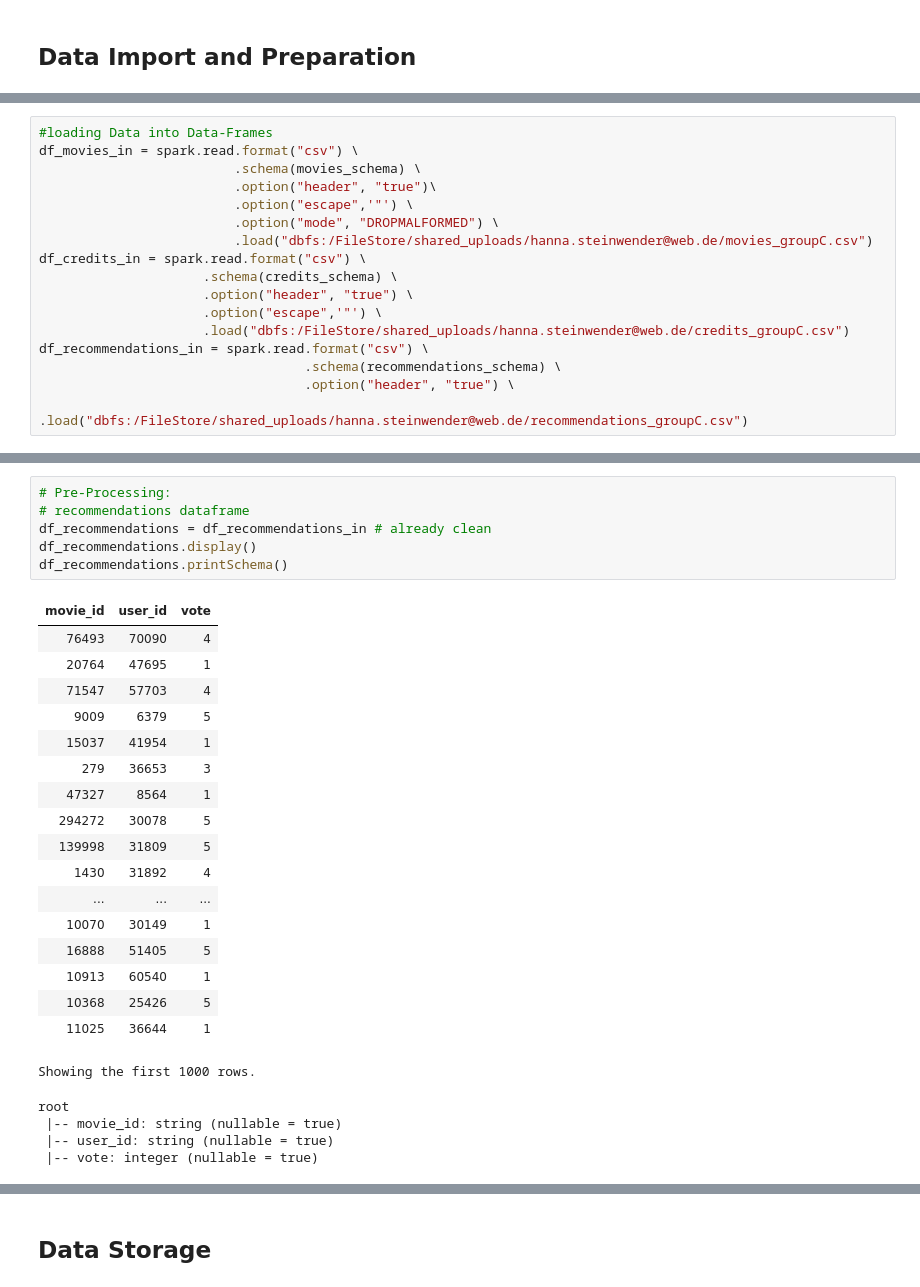
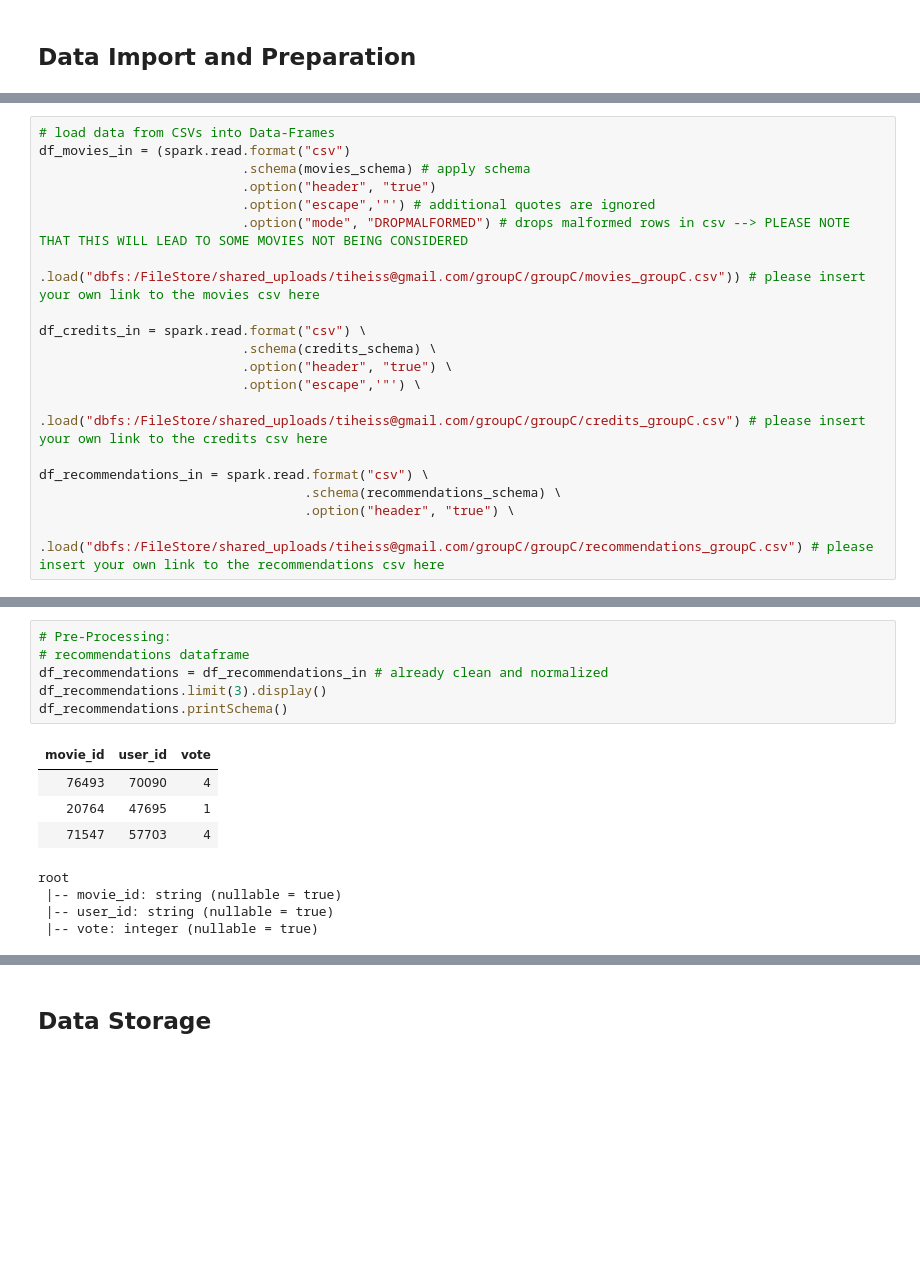
Before and after one commit to timo282/Big_Data_Storage-Movie_Ratings, a Jupyter notebook: Exam_Big_Data_Storage_Notebook.ipynb, the cells around one changed output, grey strips where cells are left out. Cells and saved outputs as stored; diff of their text form; blank space fills up the shorter version.

```diff
--- a/Exam_Big_Data_Storage_Notebook.ipynb
+++ b/Exam_Big_Data_Storage_Notebook.ipynb
@@ -38,22 +45,24 @@ recommendations_schema = StructType([
     StructField("vote", IntegerType(),True)
   ])
 # %%
-#loading Data into Data-Frames
-df_movies_in = spark.read.format("csv") \
-                         .schema(movies_schema) \
-                         .option("header", "true")\
-                         .option("escape",'"') \
-                         .option("mode", "DROPMALFORMED") \
-                         .load("dbfs:/FileStore/shared_uploads/hanna.steinwender@web.de/movies_groupC.csv")
+# load data from CSVs into Data-Frames
+df_movies_in = (spark.read.format("csv")
+                          .schema(movies_schema) # apply schema
+                          .option("header", "true")
+                          .option("escape",'"') # additional quotes are ignored
+                          .option("mode", "DROPMALFORMED") # drops malformed rows in csv --> PLEASE NOTE THAT THIS WILL LEAD TO SOME MOVIES NOT BEING CONSIDERED
+                          .load("dbfs:/FileStore/shared_uploads/tiheiss@gmail.com/groupC/groupC/movies_groupC.csv")) # please insert your own link to the movies csv here
+
 df_credits_in = spark.read.format("csv") \
-                     .schema(credits_schema) \
-                     .option("header", "true") \
-                     .option("escape",'"') \
-                     .load("dbfs:/FileStore/shared_uploads/hanna.steinwender@web.de/credits_groupC.csv")
+                          .schema(credits_schema) \
+                          .option("header", "true") \
+                          .option("escape",'"') \
+                          .load("dbfs:/FileStore/shared_uploads/tiheiss@gmail.com/groupC/groupC/credits_groupC.csv") # please insert your own link to the credits csv here
+
 df_recommendations_in = spark.read.format("csv") \
                                   .schema(recommendations_schema) \
                                   .option("header", "true") \
-                                  .load("dbfs:/FileStore/shared_uploads/hanna.steinwender@web.de/recommendations_groupC.csv")
+                                  .load("dbfs:/FileStore/shared_uploads/tiheiss@gmail.com/groupC/groupC/recommendations_groupC.csv") # please insert your own link to the recommendations csv here
 # %%
 # Pre-Processing:
 # credits dataframe
@@ -151,32 +159,18 @@ root
 # %%
 # Pre-Processing:
 # recommendations dataframe
-df_recommendations = df_recommendations_in # already clean
-df_recommendations.display()
+df_recommendations = df_recommendations_in # already clean and normalized
+df_recommendations.limit(3).display()
 df_recommendations.printSchema()
 # %% [output]
 | movie_id | user_id | vote |
 | 76493 | 70090 | 4 |
 | 20764 | 47695 | 1 |
 | 71547 | 57703 | 4 |
-| 9009 | 6379 | 5 |
-| 15037 | 41954 | 1 |
-| 279 | 36653 | 3 |
-| 47327 | 8564 | 1 |
-| 294272 | 30078 | 5 |
-| 139998 | 31809 | 5 |
-| 1430 | 31892 | 4 |
-| ... | ... | ... |
-| 10070 | 30149 | 1 |
-| 16888 | 51405 | 5 |
-| 10913 | 60540 | 1 |
-| 10368 | 25426 | 5 |
-| 11025 | 36644 | 1 |
-Showing the first 1000 rows.
+root
+ |-- movie_id: string (nullable = true)
+ |-- user_id: string (nullable = true)
+ |-- vote: integer (nullable = true)
-root
- |-- movie_id: string (nullable = true)
- |-- user_id: string (nullable = true)
- |-- vote: integer (nullable = true)
 # %%
 # Pre-Processing:
 # movies dataframe
```
Also changed, not shown: parts of 30 cells of this notebook.
